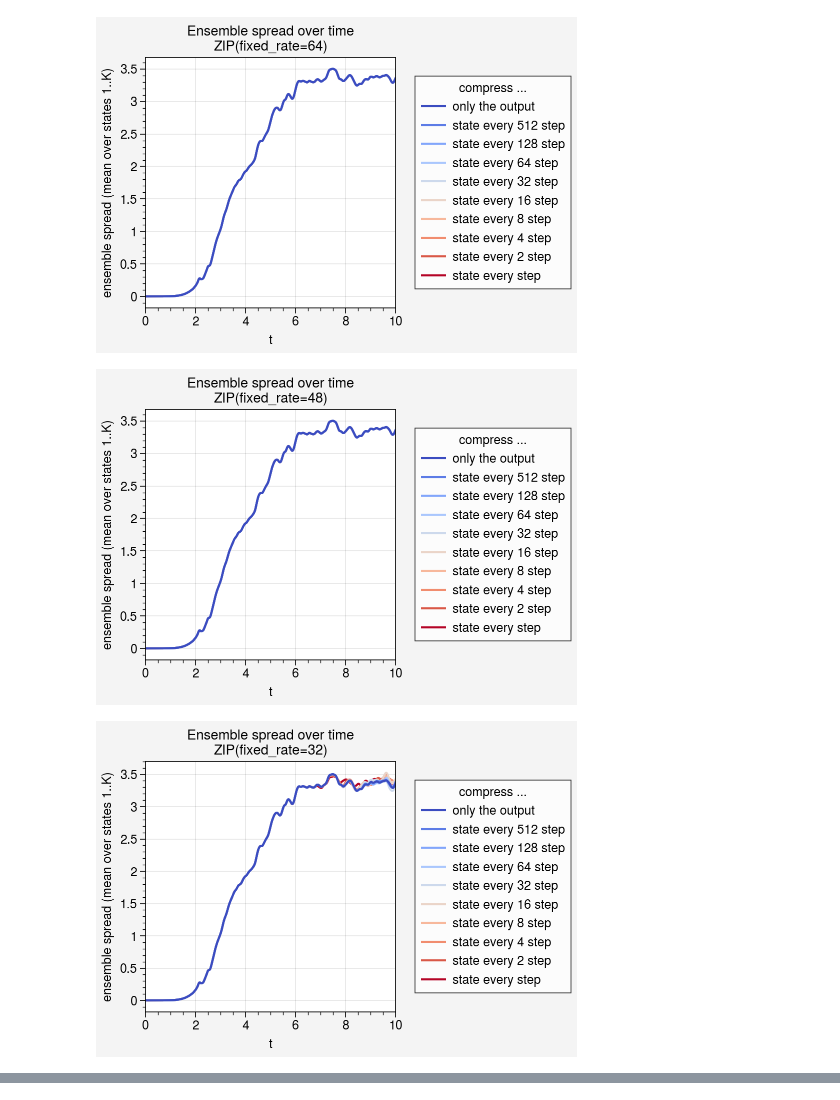
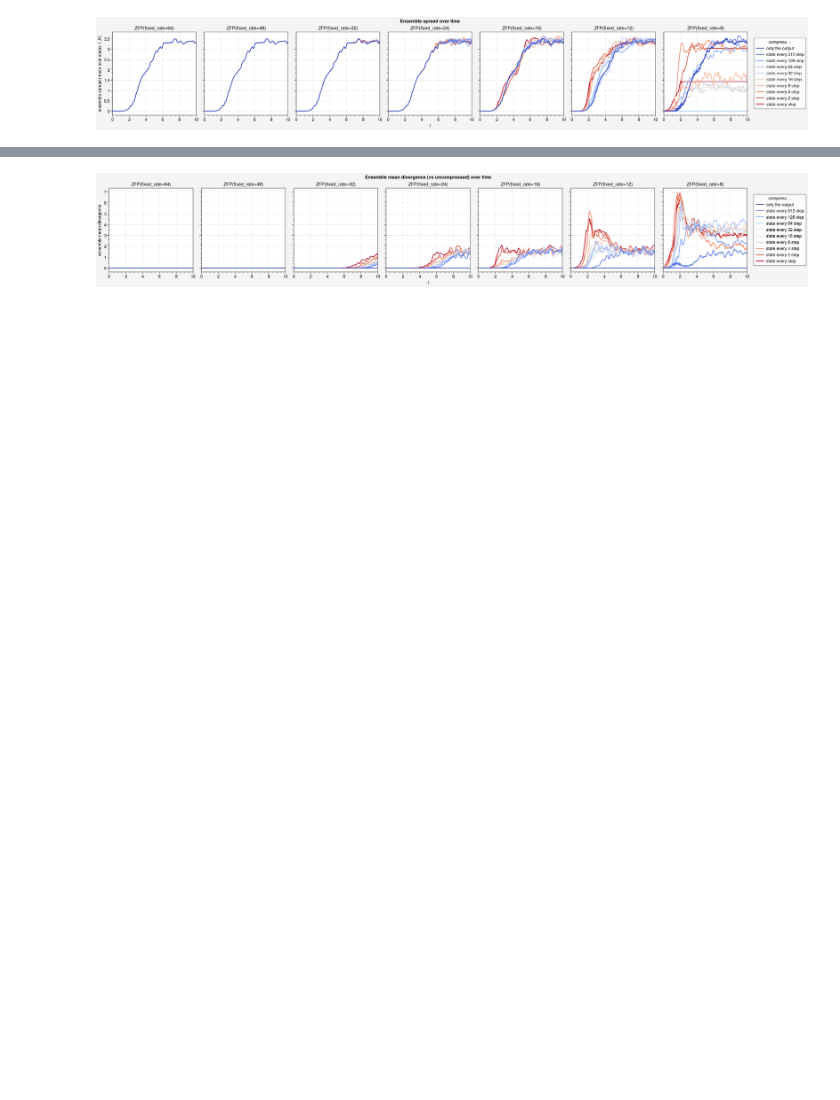
Before and after one commit to juntyr/lorenz96-compress, a Jupyter notebook: plot.ipynb, the cells around one changed output, grey strips where cells are left out. Drawn from its saved outputs; the diff is of its cells as text; code cells hidden in the pictures; blank space fills up the shorter version.

Commit message:
Update with ensemble mean and single state divergence

```diff
--- a/plot.ipynb
+++ b/plot.ipynb
@@ -33,7 +33,10 @@ import proplot as plt
 # %%
 rates = sorted(set(c["zfp_fixed_rate"] for c in configs), reverse=True)
 
-for rate in rates:
+fig, axs = plt.subplots(nrows=1, ncols=len(rates))
+fig.format(suptitle="Ensemble spread over time")
+
+for rate, ax in zip(rates, axs):
     rate_configs = [c for c in configs if c["zfp_fixed_rate"] == rate]
     rate_configs = sorted(
         rate_configs,
@@ -43,39 +46,35 @@ for rate in rates:
             else -1/c["compression_frequency"]
         ),
     )
 
     colors = matplotlib.pyplot.cm.coolwarm_r(np.linspace(0.0, 1.0, len(rate_configs)))
     cycle = plt.Cycle(colors=colors)
-
-    fig, ax = plt.subplots(nrows=1, ncols=1)
 
     for config in rate_configs:
         ensemble = load_model_ensemble(Path(config["output"]))
 
         c = config["compression_frequency"]
 
         if c < 0:
             label = "nothing"
         elif c == 0:
             label = "only the output"
         else:
             label = f"state every {c if c != 1 else 'step'}{' step' if c != 1 else ''}"
 
         ax.plot(
             np.arange(ensemble.shape[-2]) * config["dt"],
             np.mean(ensemble_spread(ensemble), axis=1),
             label=label, cycle=cycle,
         )
 
-    ax.set_title(f"Ensemble spread over time\nZIP(fixed_rate={config['zfp_fixed_rate']})")
+    ax.set_title(f"ZFP(fixed_rate={config['zfp_fixed_rate']})")
     ax.set_xlabel("$t$")
     ax.set_ylabel("ensemble spread (mean over states 1..K)")
 
-    handles, labels = ax.get_legend_handles_labels()
-    fig.legend(handles[::-1], labels[::-1], title="compress ...", loc="right", ncols=1)
+handles, labels = ax.get_legend_handles_labels()
+fig.legend(handles[::-1], labels[::-1], title="compress ...", loc="right", ncols=1)
 
-    plt.show()
+plt.show()
 # %% [output]
-[figure, old version]
+[figure, new version]
-[figure, removed]
-[figure, removed]
@@ -85,0 +81,56 @@ for rate in rates:
+# %%
+rates = sorted(set(c["zfp_fixed_rate"] for c in configs), reverse=True)
+
+fig, axs = plt.subplots(nrows=1, ncols=len(rates))
+fig.format(suptitle="Ensemble mean divergence (vs uncompressed) over time")
+
+for rate, ax in zip(rates, axs):
+    rate_configs = [c for c in configs if c["zfp_fixed_rate"] == rate]
+    rate_configs = sorted(
+        rate_configs,
+        key=lambda c: (
+            c["compression_frequency"]
+            if c["compression_frequency"] == 0
+            else -1/c["compression_frequency"]
+        ),
+    )
+
+    base_ensemble = load_model_ensemble(
+        next(Path(c["output"]) for c in rate_configs if c["compression_frequency"] == 0)
+    )
+    base_ensemble_mean = ensemble_mean(base_ensemble)
+
+    colors = matplotlib.pyplot.cm.coolwarm_r(np.linspace(0.0, 1.0, len(rate_configs)))
+    cycle = plt.Cycle(colors=colors)
+
+    for config in rate_configs:
+        ensemble = load_model_ensemble(Path(config["output"]))
+
+        c = config["compression_frequency"]
+
+        if c < 0:
+            label = "nothing"
+        elif c == 0:
+            label = "only the output"
+        else:
+            label = f"state every {c if c != 1 else 'step'}{' step' if c != 1 else ''}"
+
+        ax.plot(
+            np.arange(ensemble.shape[-2]) * config["dt"],
+            (
+                np.linalg.norm(ensemble_mean(ensemble) - base_ensemble_mean, axis=1)
+                / np.sqrt(base_ensemble_mean.shape[-1])
+            ),
+            label=label, cycle=cycle,
+        )
+
+    ax.set_title(f"ZFP(fixed_rate={config['zfp_fixed_rate']})")
+    ax.set_xlabel("$t$")
+    ax.set_ylabel("ensemble mean divergence")
+
+handles, labels = ax.get_legend_handles_labels()
+fig.legend(handles[::-1], labels[::-1], title="compress ...", loc="right", ncols=1)
+
+plt.show()
+# %% [output]
+[figure, added]
```
Also changed, not shown: parts of 2 cells of this notebook.
